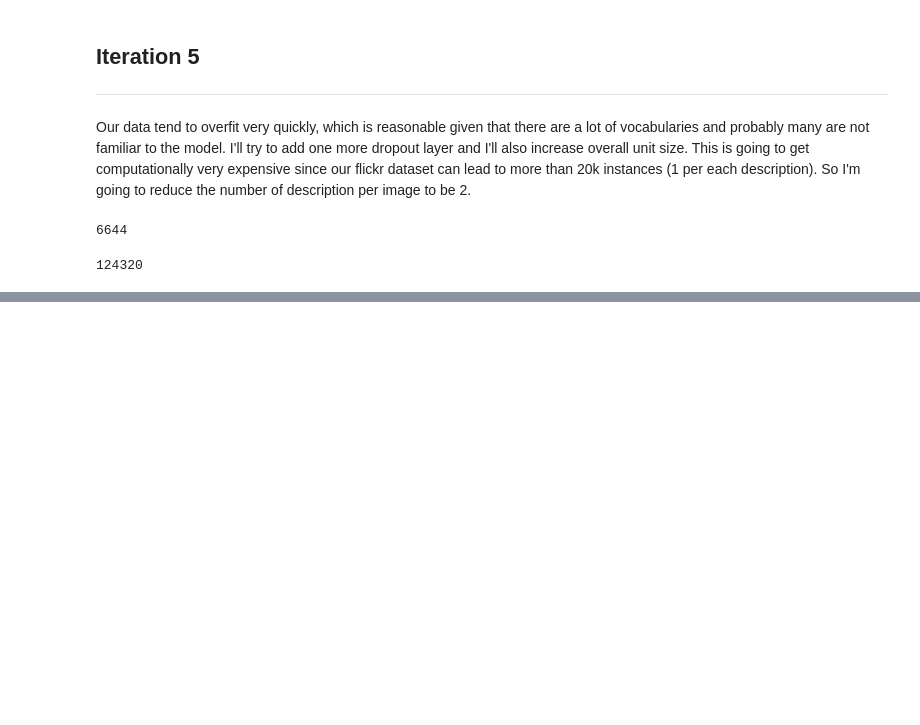
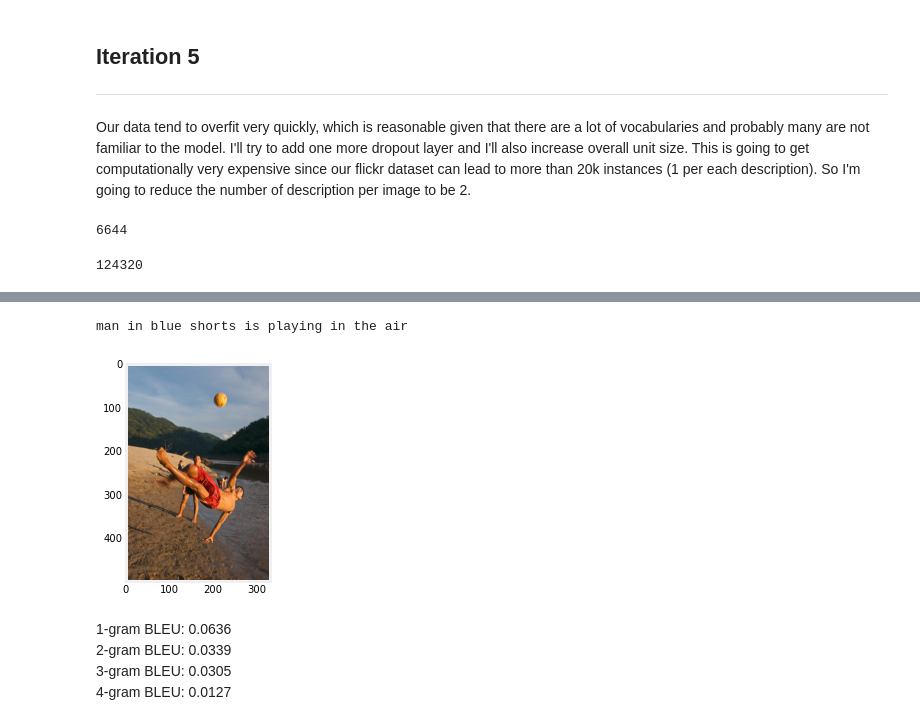
Before and after one commit to stereopickle/art_title_generator, a Jupyter notebook: 030.Model_1.ipynb, the cells around one changed output, grey strips where cells are left out. Drawn from its saved outputs; the diff is of its cells as text; code cells hidden in the pictures; blank space fills up the shorter version.

```diff
--- a/030.Model_1.ipynb
+++ b/030.Model_1.ipynb
@@ -919,0 +935,13 @@ Epoch 1/5
+# %%
+# testing
+tmp_desc = caption_generator('3222250187_ef610f267e', features, tokenizer, max_length, model)
+print(tmp_desc)
+
+# display image
+img = mpimg.imread(f'{flicker_img_dir}/3222250187_ef610f267e.jpg')
+plt.imshow(img)
+plt.grid(False)
+plt.show()
+# %% [output]
+man in blue shorts is playing in the air
+[figure, added]
@@ -919,0 +952,5 @@ Epoch 1/5
+# %% [markdown]
+1-gram BLEU: 0.0636
+2-gram BLEU: 0.0339
+3-gram BLEU: 0.0305
+4-gram BLEU: 0.0127
```
Also changed, not shown: parts of 28 cells of this notebook.
